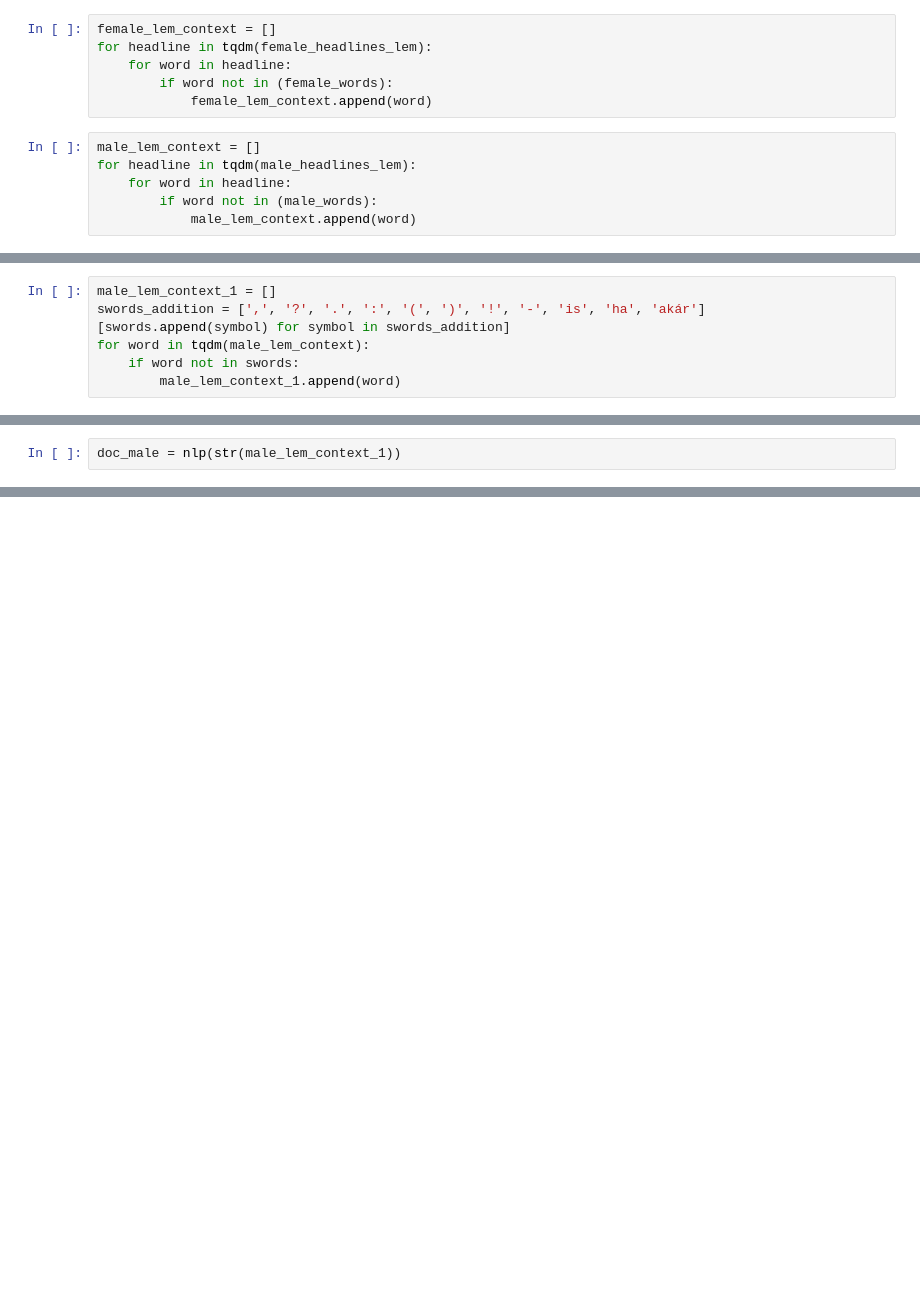
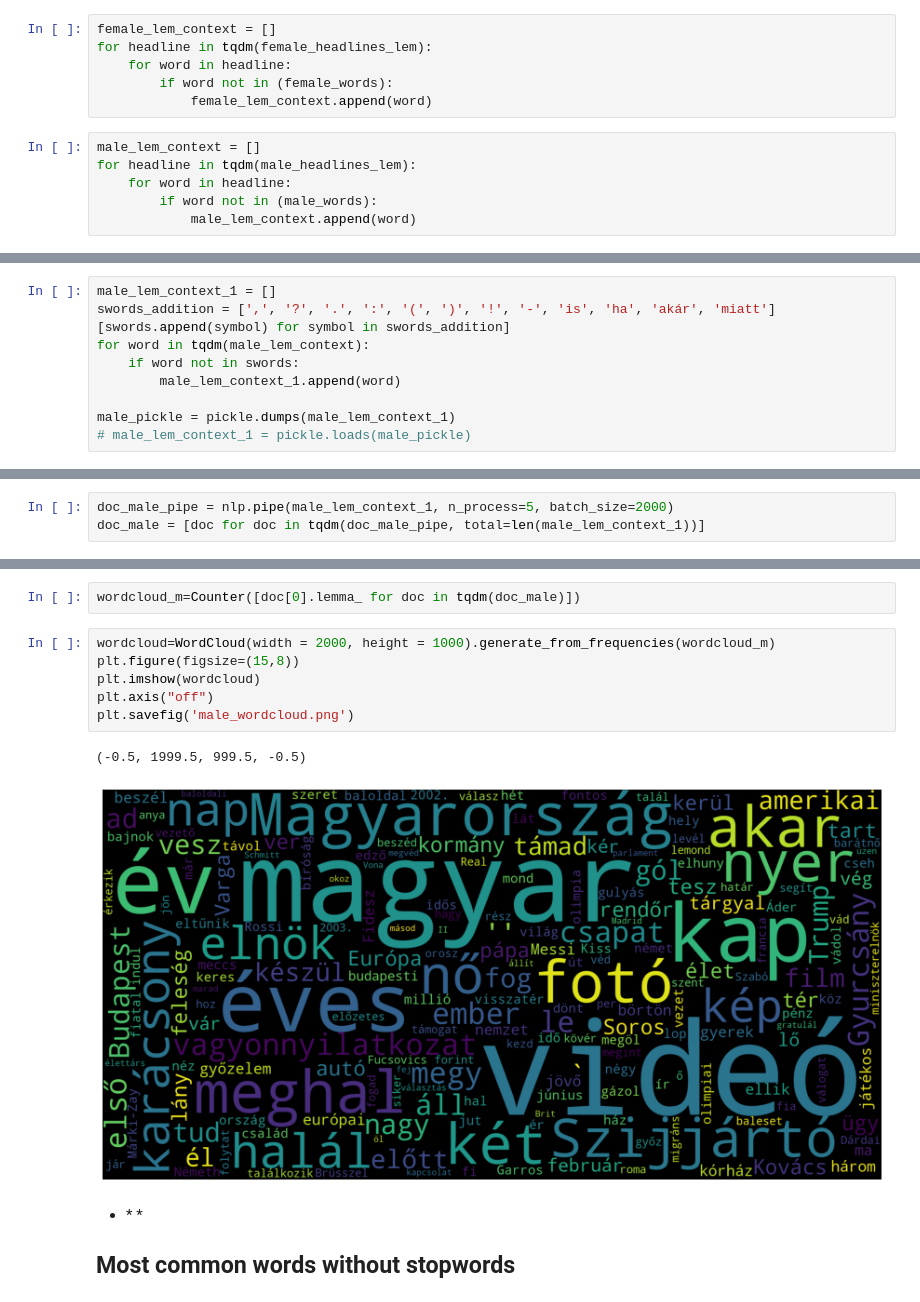
Before and after one commit to Rajk-Prog1/project-cubecheetah, a Jupyter notebook: Project_prog.ipynb, the cells around one changed output, grey strips where cells are left out. Drawn from its saved outputs; the diff is of its cells as text; blank space fills up the shorter version.

```diff
--- a/Project_prog.ipynb
+++ b/Project_prog.ipynb
@@ -222,7 +261,10 @@ for word in tqdm(female_lem_context):
 # %%
 male_lem_context_1 = []
-swords_addition = [',', '?', '.', ':', '(', ')', '!', '-', 'is', 'ha', 'akár']
+swords_addition = [',', '?', '.', ':', '(', ')', '!', '-', 'is', 'ha', 'akár', 'miatt']
 [swords.append(symbol) for symbol in swords_addition]
 for word in tqdm(male_lem_context):
     if word not in swords:
         male_lem_context_1.append(word)
+
+male_pickle = pickle.dumps(male_lem_context_1)
+# male_lem_context_1 = pickle.loads(male_pickle)
@@ -228,0 +278,3 @@ for word in tqdm(male_lem_context):
+# %%
+doc_male_pipe = nlp.pipe(male_lem_context_1, n_process=5, batch_size=2000)
+doc_male = [doc for doc in tqdm(doc_male_pipe, total=len(male_lem_context_1))]
@@ -241,2 +371,0 @@ doc_fem = nlp(str(female_lem_context_1))
-# %%
-doc_male = nlp(str(male_lem_context_1))
@@ -242,0 +375,14 @@ doc_male = nlp(str(male_lem_context_1))
+# %%
+wordcloud_m=Counter([doc[0].lemma_ for doc in tqdm(doc_male)])
+# %%
+wordcloud=WordCloud(width = 2000, height = 1000).generate_from_frequencies(wordcloud_m)
+plt.figure(figsize=(15,8))
+plt.imshow(wordcloud)
+plt.axis("off")
+plt.savefig('male_wordcloud.png')
+# %% [output]
+(-0.5, 1999.5, 999.5, -0.5)
+[figure, added]
+# %% [markdown]
+* * *
+## Most common words without stopwords
```
Also changed, not shown: parts of 82 cells of this notebook, 3 other files.
